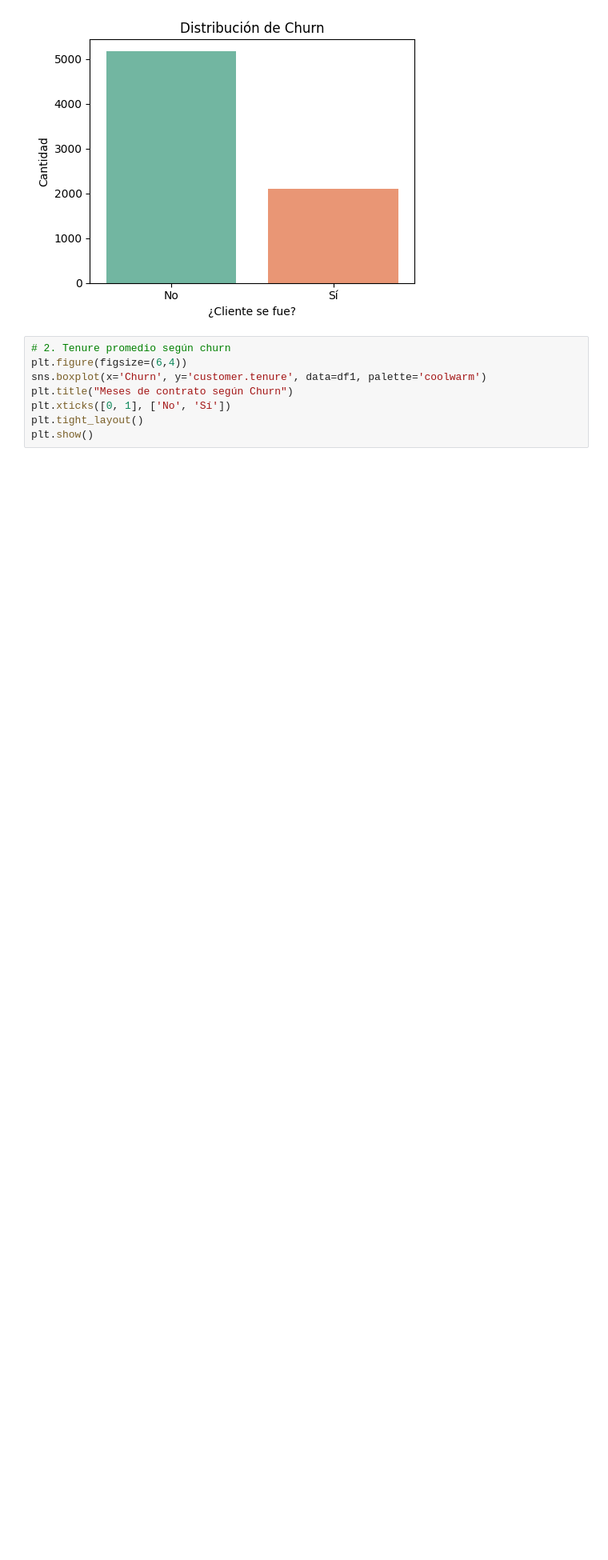
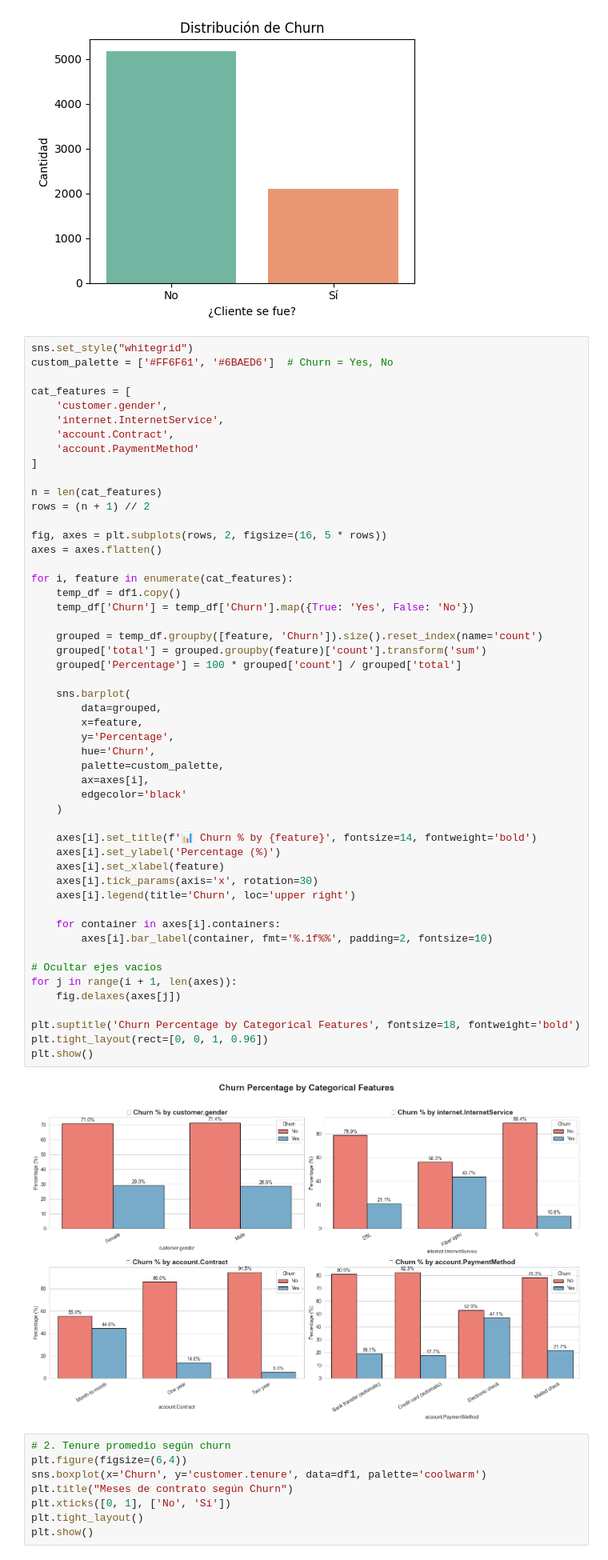
Before and after one commit to sebastian172gm/Challenge-One, a Jupyter notebook: challenge-telecomX_Latam/TelecomX_LATAM.ipynb, the cells around one changed output. Shown: that part at 80% size. Saved outputs shown, nothing was run; the diff lists cells and outputs as text; blank space fills up the shorter version.

```diff
--- a/challenge-telecomX_Latam/TelecomX_LATAM.ipynb
+++ b/challenge-telecomX_Latam/TelecomX_LATAM.ipynb
@@ -164,6 +208,59 @@ plt.tight_layout()
 plt.show()
 # %% [output]
 [figure]
+# %%
+sns.set_style("whitegrid")
+custom_palette = ['#FF6F61', '#6BAED6']  # Churn = Yes, No
+
+cat_features = [
+    'customer.gender',
+    'internet.InternetService',
+    'account.Contract',
+    'account.PaymentMethod'
+]
+
+n = len(cat_features)
+rows = (n + 1) // 2
+
+fig, axes = plt.subplots(rows, 2, figsize=(16, 5 * rows))
+axes = axes.flatten()
+
+for i, feature in enumerate(cat_features):
+    temp_df = df1.copy()
+    temp_df['Churn'] = temp_df['Churn'].map({True: 'Yes', False: 'No'})
+
+    grouped = temp_df.groupby([feature, 'Churn']).size().reset_index(name='count')
+    grouped['total'] = grouped.groupby(feature)['count'].transform('sum')
+    grouped['Percentage'] = 100 * grouped['count'] / grouped['total']
+
+    sns.barplot(
+        data=grouped,
+        x=feature,
+        y='Percentage',
+        hue='Churn',
+        palette=custom_palette,
+        ax=axes[i],
+        edgecolor='black'
+    )
+
+    axes[i].set_title(f'📊 Churn % by {feature}', fontsize=14, fontweight='bold')
+    axes[i].set_ylabel('Percentage (%)')
+    axes[i].set_xlabel(feature)
+    axes[i].tick_params(axis='x', rotation=30)
+    axes[i].legend(title='Churn', loc='upper right')
+
+    for container in axes[i].containers:
+        axes[i].bar_label(container, fmt='%.1f%%', padding=2, fontsize=10)
+
+# Ocultar ejes vacíos
+for j in range(i + 1, len(axes)):
+    fig.delaxes(axes[j])
+
+plt.suptitle('Churn Percentage by Categorical Features', fontsize=18, fontweight='bold')
+plt.tight_layout(rect=[0, 0, 1, 0.96])
+plt.show()
+# %% [output]
+[figure, added]
 # %%
 # 2. Tenure promedio según churn
 plt.figure(figsize=(6,4))
```
Also changed, not shown: parts of 10 cells of this notebook.
